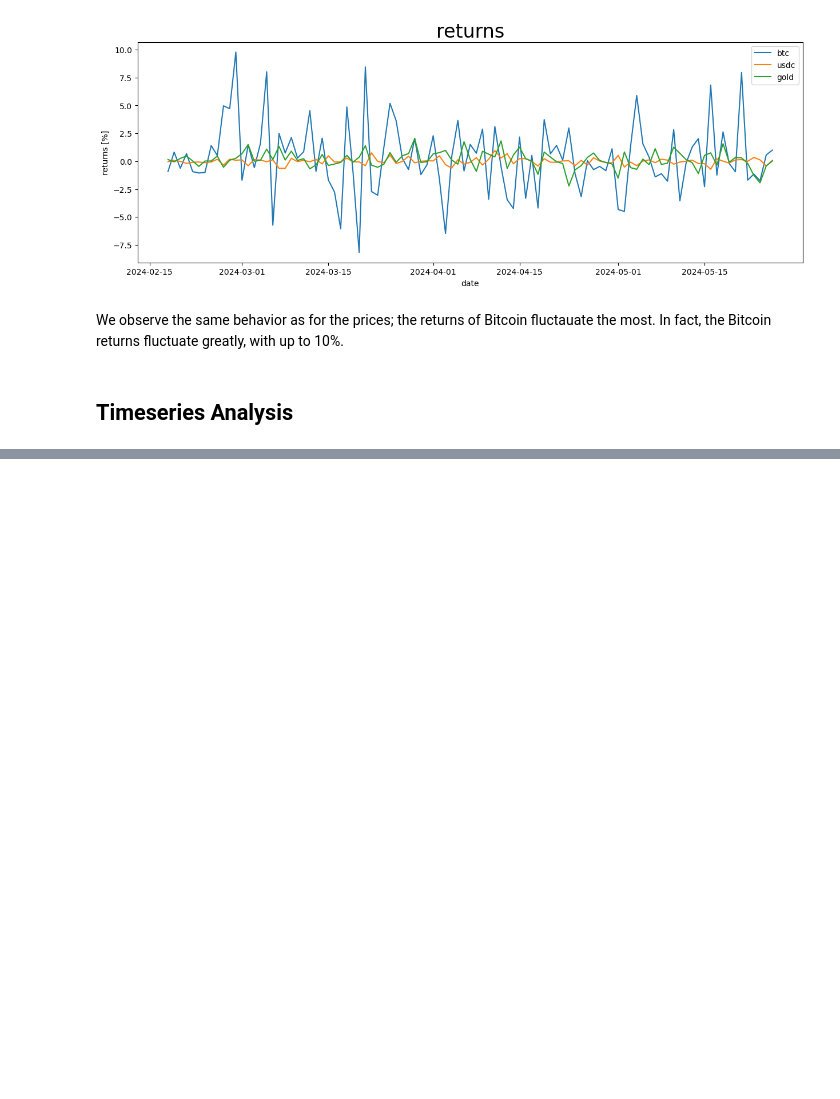
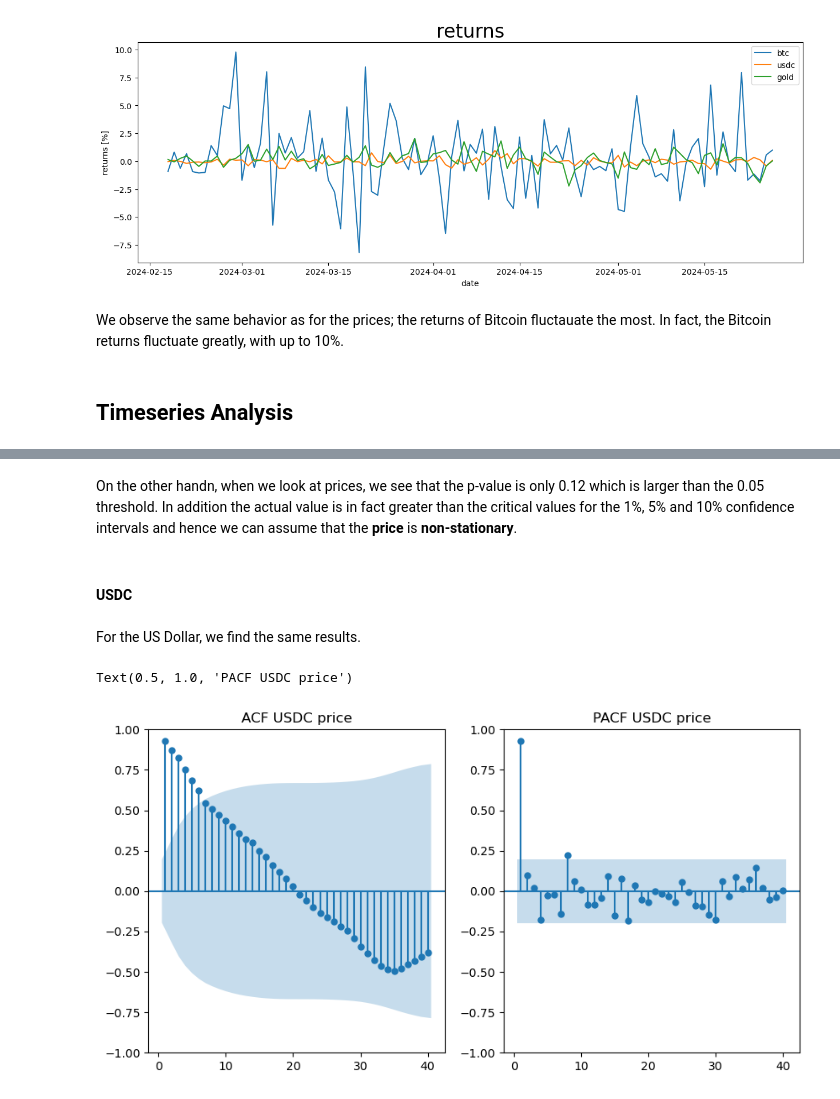
Before and after one commit to dHuberYoumans/time_series_analysis, a Jupyter notebook: time_series.ipynb, the cells around one changed output, grey strips where cells are left out. Drawn from its saved outputs; the diff is of its cells as text; code cells hidden in the pictures; blank space fills up the shorter version.

```diff
--- a/time_series.ipynb
+++ b/time_series.ipynb
@@ -371,0 +293,18 @@ plt.tight_layout()
+# %% [markdown]
+On the other handn, when we look at prices, we see that the p-value is only 0.12 which is larger than the 0.05 threshold.
+In addition the actual value is in fact greater than the critical values for the 1%, 5% and 10% confidence intervals and hence we can assume that the **price** is **non-stationary**.
+# %% [markdown]
+#### USDC
+# %% [markdown]
+For the US Dollar, we find the same results.
+# %%
+# (P)ACF USCD PRICES
+fig, ax = plt.subplots(nrows=1,ncols=2,figsize=(10,5))
+
+sgt.plot_acf(usdc_close.closing_price,ax=ax[0],lags = 40, zero=False)
+ax[0].set_title('ACF USDC price')
+sgt.plot_pacf(usdc_close.closing_price,ax=ax[1],lags= 40, zero=False)
+ax[1].set_title('PACF USDC price')
+# %% [output]
+Text(0.5, 1.0, 'PACF USDC price')
+[figure, added]
```
Also changed, not shown: parts of 42 cells of this notebook.
